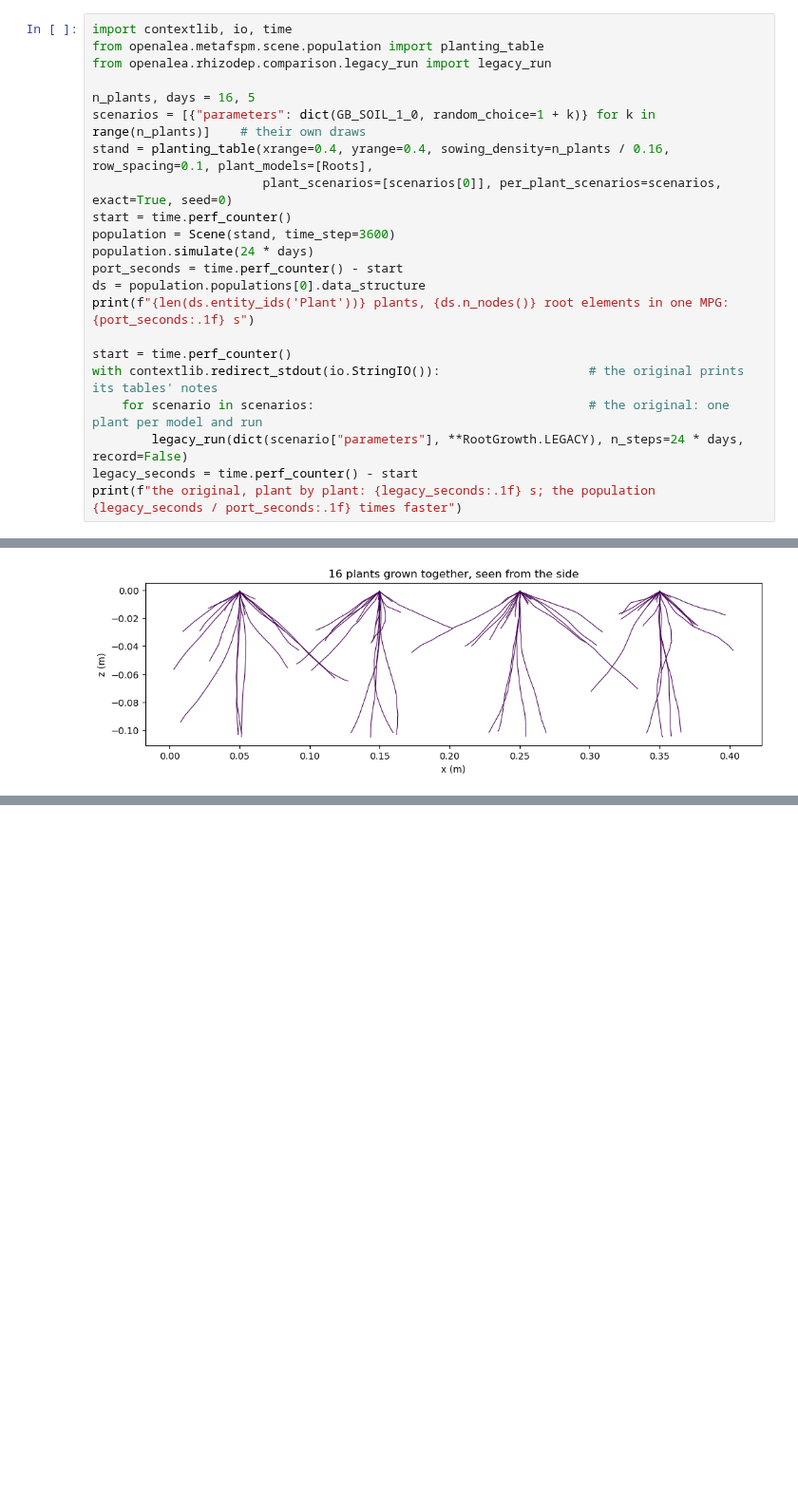
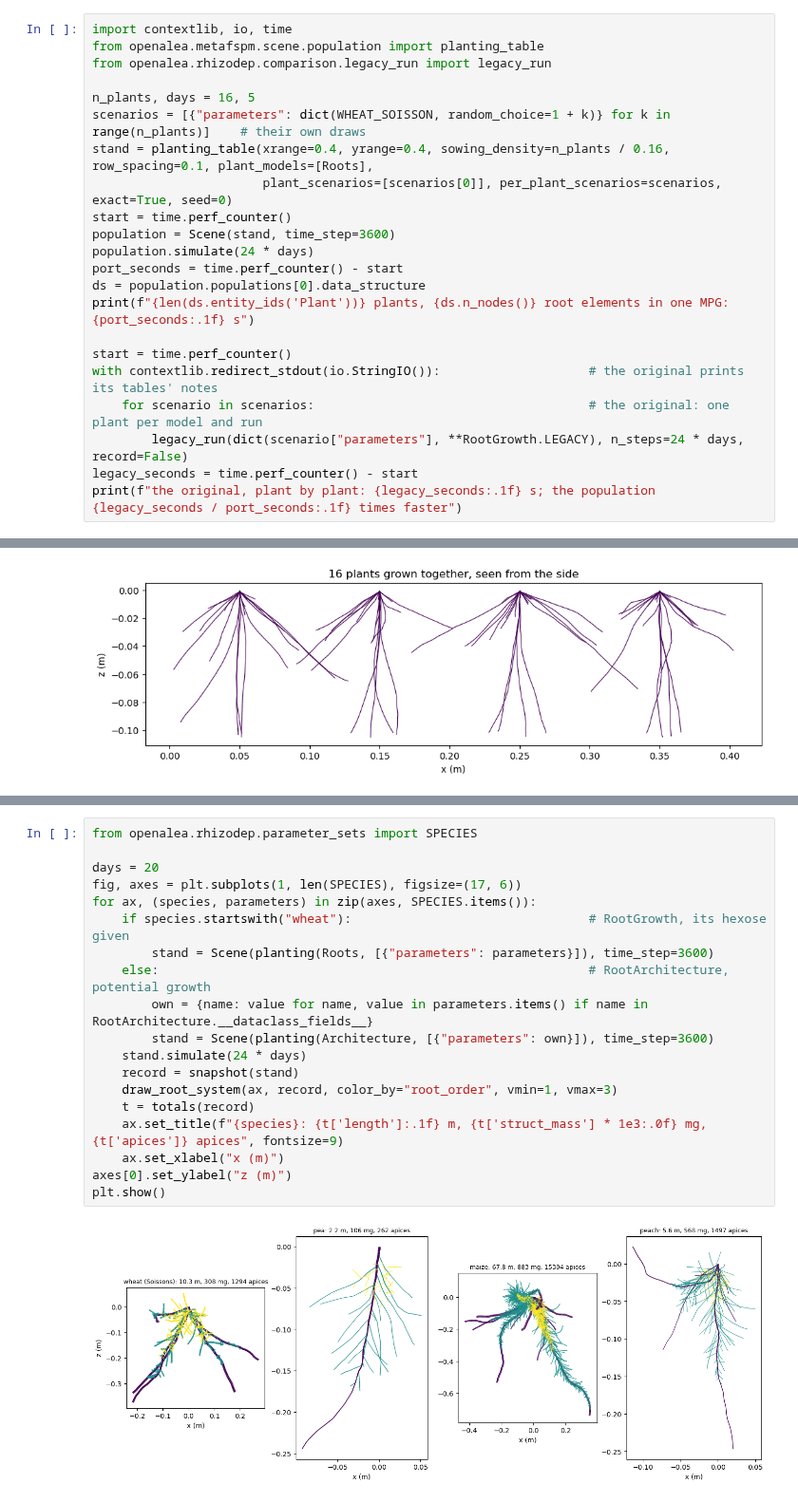
Before and after one commit to openalea/rhizodep, a Jupyter notebook: example/tutorials/tutorial_metafspm_01_root_growth.ipynb, the cells around one changed output, grey strips where cells are left out. Shown at 95% size. Saved outputs shown, nothing was run; the diff lists cells and outputs as text; blank space fills up the shorter version.

```diff
--- a/example/tutorials/tutorial_metafspm_01_root_growth.ipynb
+++ b/example/tutorials/tutorial_metafspm_01_root_growth.ipynb
@@ -235,7 +235,7 @@ from openalea.metafspm.scene.population import planting_table
 from openalea.rhizodep.comparison.legacy_run import legacy_run
 
 n_plants, days = 16, 5
-scenarios = [{"parameters": dict(GB_SOIL_1_0, random_choice=1 + k)} for k in range(n_plants)]    # their own draws
+scenarios = [{"parameters": dict(WHEAT_SOISSON, random_choice=1 + k)} for k in range(n_plants)]    # their own draws
 stand = planting_table(xrange=0.4, yrange=0.4, sowing_density=n_plants / 0.16, row_spacing=0.1, plant_models=[Roots],
                        plant_scenarios=[scenarios[0]], per_plant_scenarios=scenarios, exact=True, seed=0)
 start = time.perf_counter()
@@ -267,0 +279,21 @@ plt.show()
+# %%
+from openalea.rhizodep.parameter_sets import SPECIES
+
+days = 20
+fig, axes = plt.subplots(1, len(SPECIES), figsize=(17, 6))
+for ax, (species, parameters) in zip(axes, SPECIES.items()):
+    if species.startswith("wheat"):                                # RootGrowth, its hexose given
+        stand = Scene(planting(Roots, [{"parameters": parameters}]), time_step=3600)
+    else:                                                          # RootArchitecture, potential growth
+        own = {name: value for name, value in parameters.items() if name in RootArchitecture.__dataclass_fields__}
+        stand = Scene(planting(Architecture, [{"parameters": own}]), time_step=3600)
+    stand.simulate(24 * days)
+    record = snapshot(stand)
+    draw_root_system(ax, record, color_by="root_order", vmin=1, vmax=3)
+    t = totals(record)
+    ax.set_title(f"{species}: {t['length']:.1f} m, {t['struct_mass'] * 1e3:.0f} mg, {t['apices']} apices", fontsize=9)
+    ax.set_xlabel("x (m)")
+axes[0].set_ylabel("z (m)")
+plt.show()
+# %% [output]
+[figure, added]
```
Also changed, not shown: parts of 10 cells of this notebook, 20 other files.
